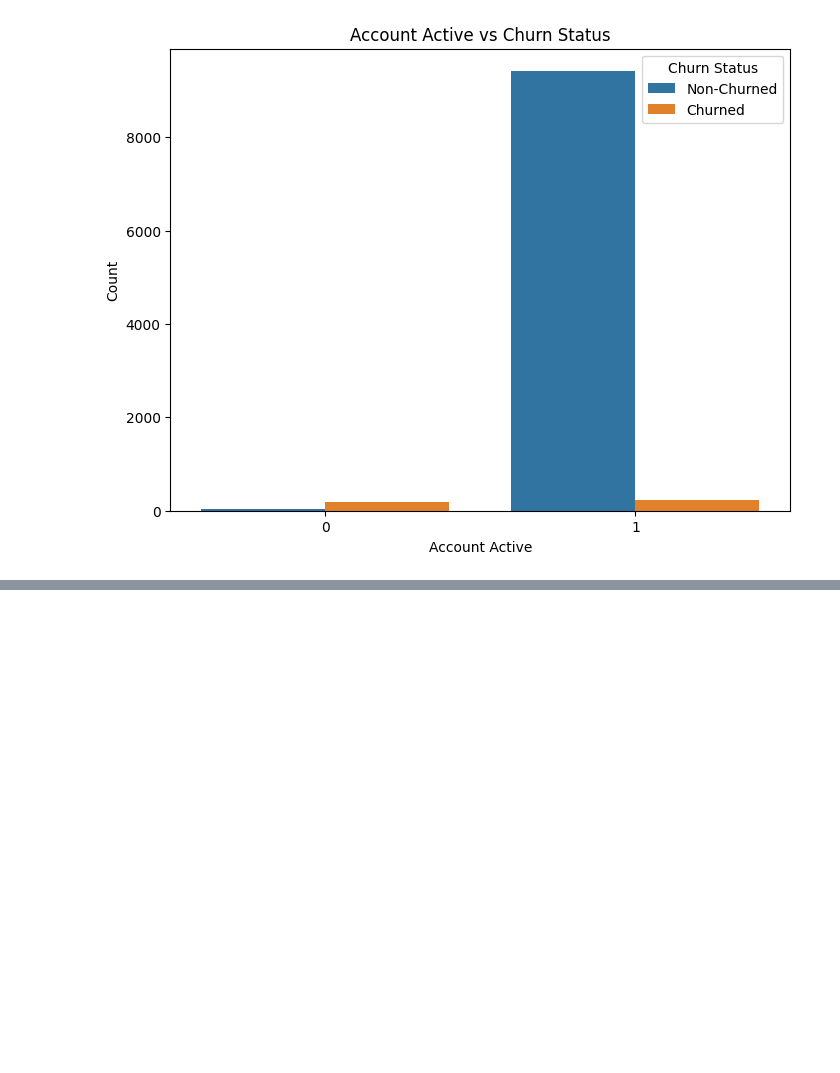
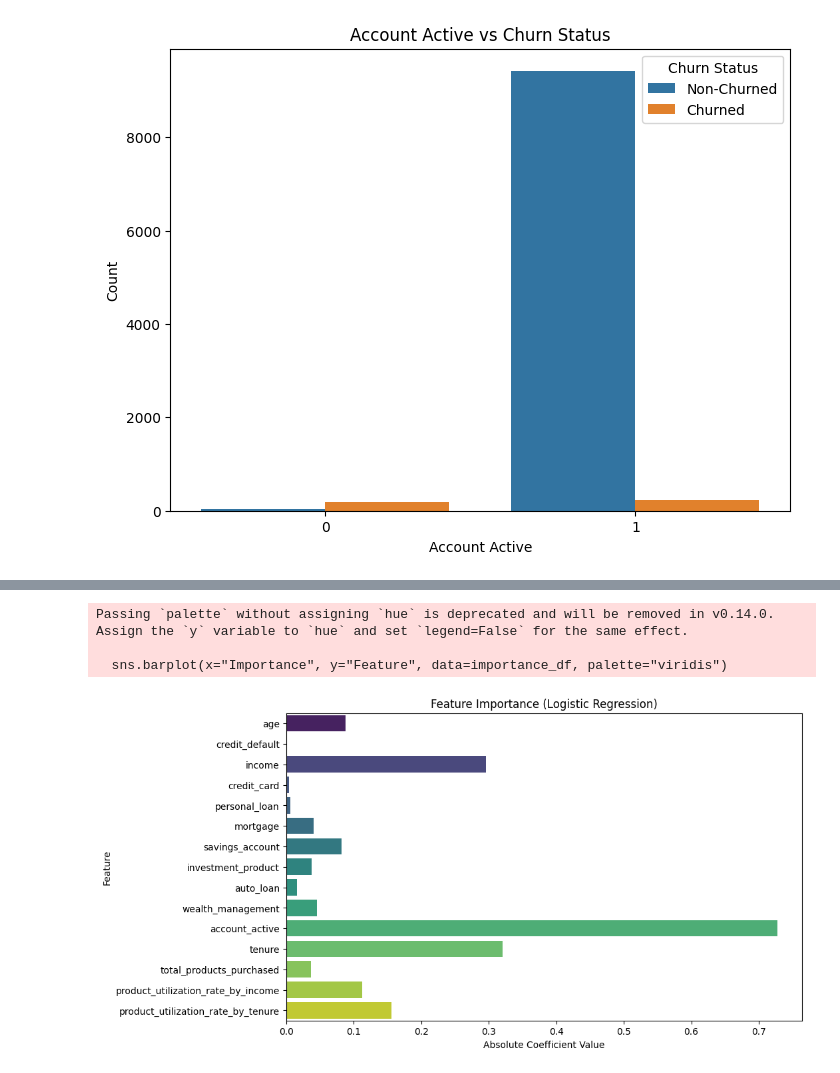
Before and after one commit to andrew250402/DSA3101-Project, a Jupyter notebook: Abu/Churn_Prediction.ipynb, the cells around one changed output, grey strips where cells are left out. Cells and saved outputs as stored; diff of their text form; code cells hidden in the pictures; blank space fills up the shorter version.

```diff
--- a/Abu/Churn_Prediction.ipynb
+++ b/Abu/Churn_Prediction.ipynb
@@ -158,0 +227,25 @@ plt.show()
+# %%
+logr_model = LogisticRegression(max_iter=1000)
+
+# Define the parameter grid
+param_grid = {
+    'C': [0.1, 1, 10, 100],
+    'solver': ['newton-cg', 'lbfgs', 'liblinear']
+}
+
+# Define the scoring metric
+scorer = make_scorer(recall_score, average='macro')
+
+# Perform GridSearchCV
+grid_search = GridSearchCV(logr_model, param_grid, scoring=scorer, cv=5)
+grid_search.fit(X_train, y_train)
+
+# Print the best parameters and best recall score
+print("Best parameters found: ", grid_search.best_params_)
+print("Best recall score: ", grid_search.best_score_)
+
+# Evaluate on the test set
+best_model = grid_search.best_estimator_
+y_pred = best_model.predict(X_test)
+test_recall = recall_score(y_test, y_pred, average='macro')
+print("Test set recall score: ", test_recall)
@@ -158,0 +297,16 @@ plt.show()
+# %%
+importance = np.abs(logr_model.coef_[0])
+importance_df = pd.DataFrame({"Feature": X.columns, "Importance": importance})
+
+plt.figure(figsize=(10, 6))
+sns.barplot(x="Importance", y="Feature", data=importance_df, palette="viridis")
+
+plt.xlabel("Absolute Coefficient Value")
+plt.ylabel("Feature")
+plt.title("Feature Importance (Logistic Regression)")
+plt.show()
+# %% [output]
+Passing `palette` without assigning `hue` is deprecated and will be removed in v0.14.0. Assign the `y` variable to `hue` and set `legend=False` for the same effect.
+
+  sns.barplot(x="Importance", y="Feature", data=importance_df, palette="viridis")
+[figure, added]
```
Also changed, not shown: parts of 9 cells of this notebook.
